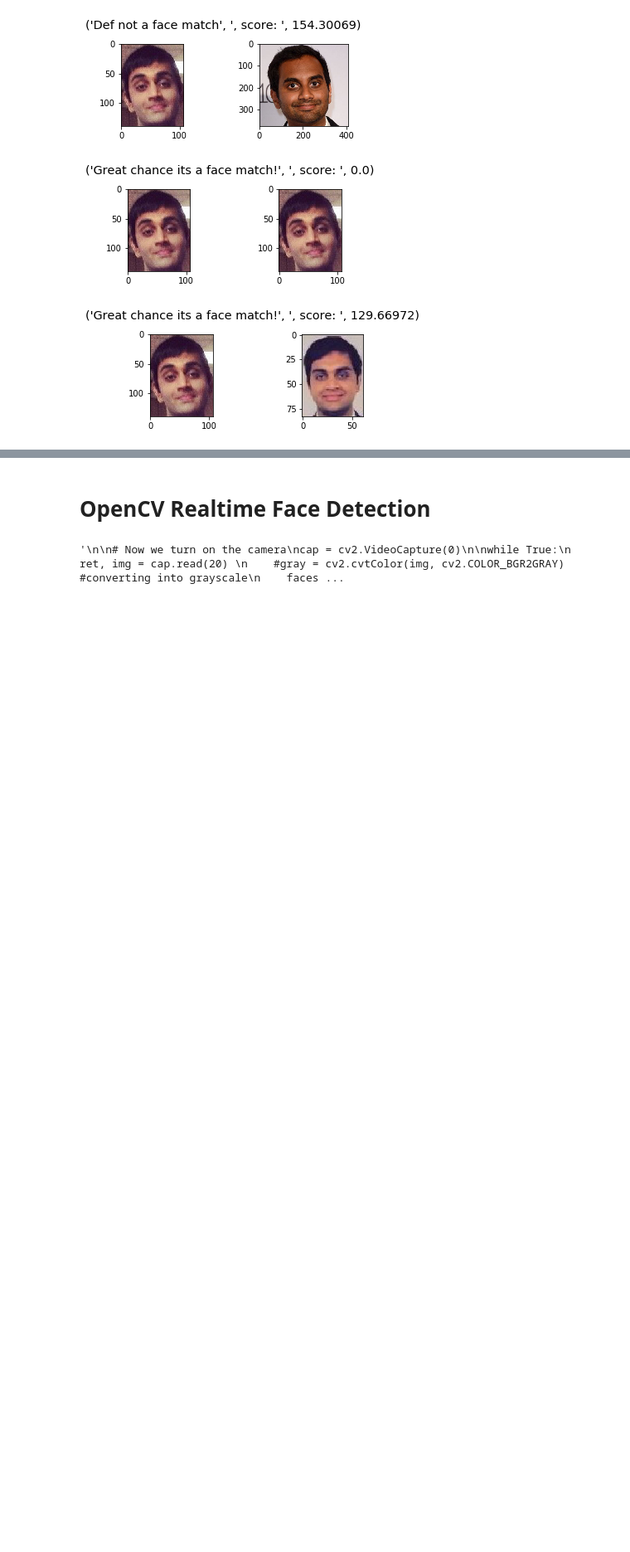
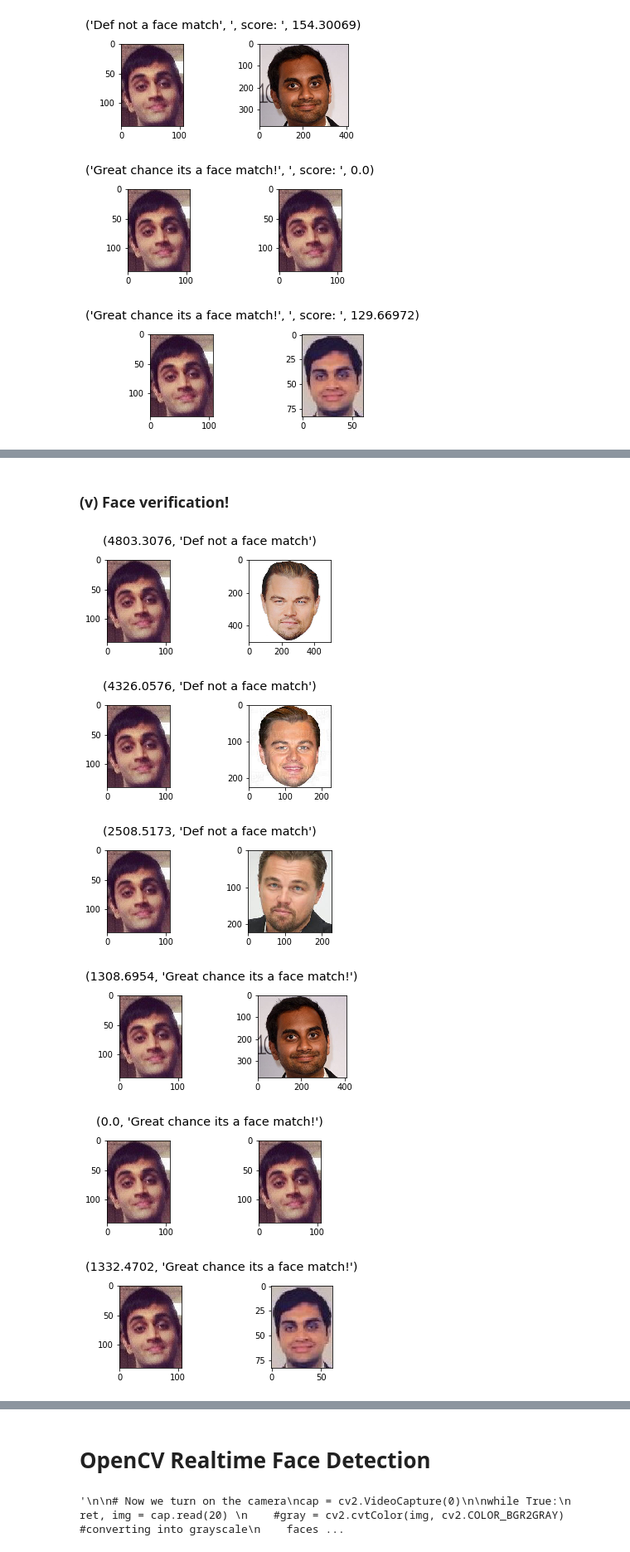
Before and after one commit to darshdee/Deep-Learning, a Jupyter notebook: My Projects/FaceRecognition/Face Verification & Recognition Using CNNs.ipynb, the cells around one changed output, grey strips where cells are left out. Shown at 83% size. Cells and saved outputs as stored; diff of their text form; code cells hidden in the pictures; blank space fills up the shorter version.

```diff
--- a/My Projects/FaceRecognition/Face Verification & Recognition Using CNNs.ipynb
+++ b/My Projects/FaceRecognition/Face Verification & Recognition Using CNNs.ipynb
@@ -368,0 +461,7 @@ The source image matches with the following person:  Darsh
+# %%
+#Now we train the model
+num_epochs=1000
+
+model.compile(optimizer='adam', loss='binary_crossentropy')
+model.fit(all_img, all_img,
+                epochs=num_epochs, verbose=0)
@@ -368,0 +485,9 @@ The source image matches with the following person:  Darsh
+# %%
+#Here we will pass our inputs UPTILL the encoded layer
+encoder = Model(inputs=model.layers[0].input
+, outputs=model.layers[-3].output)
+
+# This is the encoded image of size 108x1 where 1 is the number of images and 108 are the dimensions of the encoded layer
+encoded_image = encoder.predict(resize_ae('C:/Users/Darshil/Desktop/and_darsh.jpg'))
+
+print ('Dimension of encoded image: {}'.format(encoded_image.T.shape))
@@ -368,0 +526,46 @@ The source image matches with the following person:  Darsh
+# %% [markdown]
+### (v) Face verification!
+# %%
+database = {
+    'Leo': ['leo1.jpg', 'leo2.jpg', 'leo3.jpg', 'aziz.jpg'],
+    'Darsh': ['darsh.jpg', 'darsh1.jpg']
+}
+
+#initializing empty lists
+name = []
+emp1 = []
+
+sourcey = 'darsh.jpg'
+for x in database:
+
+    for y in database[x]:
+
+        #----------find the euclidean distance between source image (sourcey) and ALL other images--------
+        preds = euclidean_distance_ae(resize_ae(sourcey),resize_ae(y),1200,1400)
+        #print (preds)
+
+        #------------append to empty lists--------------
+        emp1.append(preds[0])
+        name.append(x)
+
+        #----------- Show source image and select image (y) and the scores between them---------------
+        fig = plt.figure()
+
+        #source image
+        st = fig.suptitle(preds, fontsize="x-large")
+        ax1 = fig.add_subplot(2,2,1)
+        img1=mpimg.imread(sourcey)
+        ax1.imshow(img1)
+
+        #the selected image
+        ax2 = fig.add_subplot(2,2,2)
+        img2=mpimg.imread(y)
+        ax2.imshow(img1)
+        ax2.imshow(img2)
+# %% [output]
+[figure, added]
+[figure, added]
+[figure, added]
+[figure, added]
+[figure, added]
+[figure, added]
```
Also changed, not shown: parts of 29 cells of this notebook.
